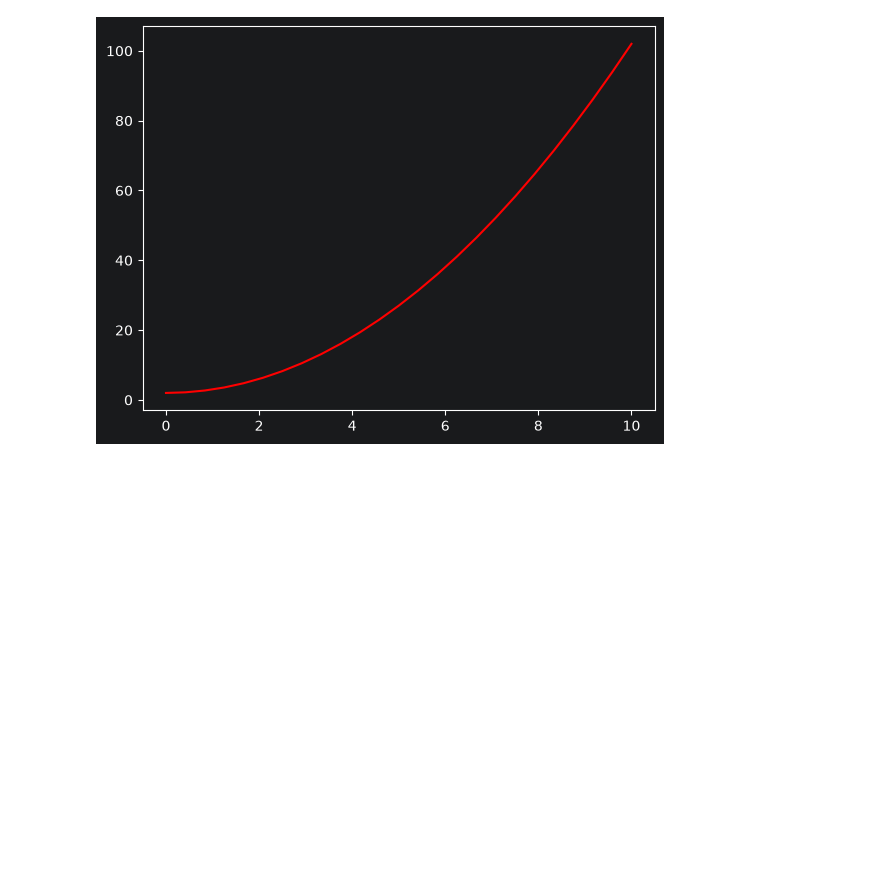
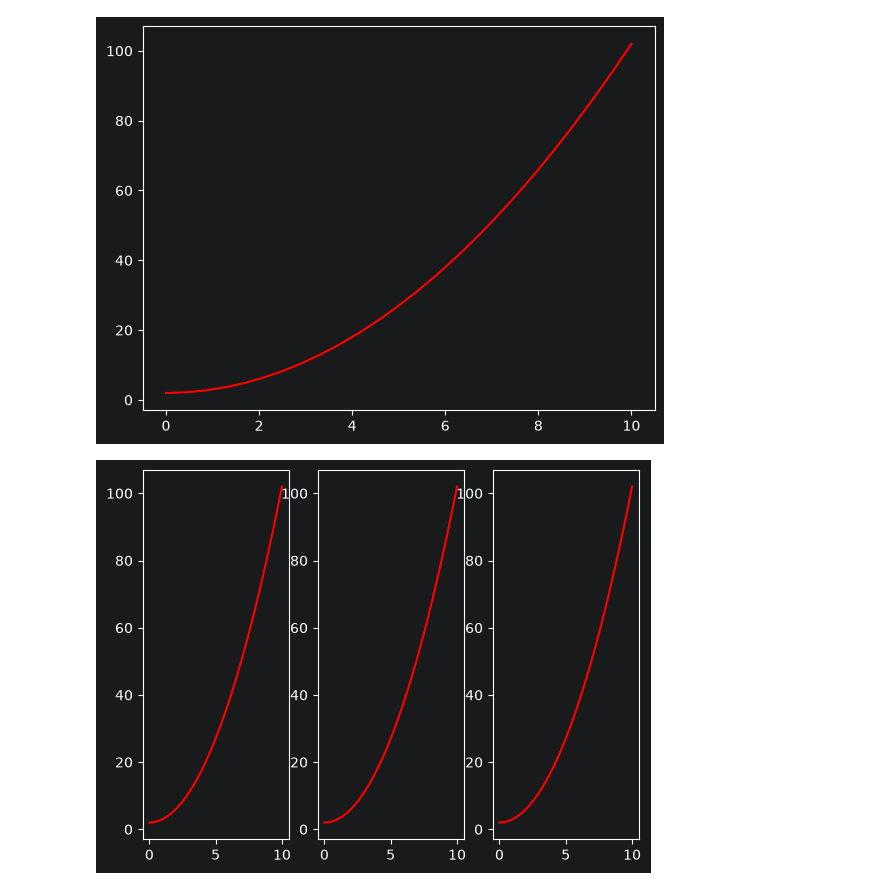
Before and after one commit to aditya65489-sketch/python_practice, a Jupyter notebook: matplotlib.ipynb, the cells around one changed output. Saved outputs shown, nothing was run; the diff lists cells and outputs as text; code cells hidden in the pictures; blank space fills up the shorter version.

```diff
--- a/matplotlib.ipynb
+++ b/matplotlib.ipynb
@@ -75,3 +79,10 @@ axis.plot(x, y, 'r')
 # %% [output]
 [<matplotlib.lines.Line2D at 0x...>]
 [figure]
+# %%
+# again we draw subgraphs
+fig, axes = plt.subplots(nrows = 1, ncols = 3) #Submap is of 1 row, 2 columns
+for ax in axes.flatten():
+    ax.plot(x,y, 'r')
+# %% [output]
+[figure, added]
```
Also changed, not shown: parts of 12 cells of this notebook.
